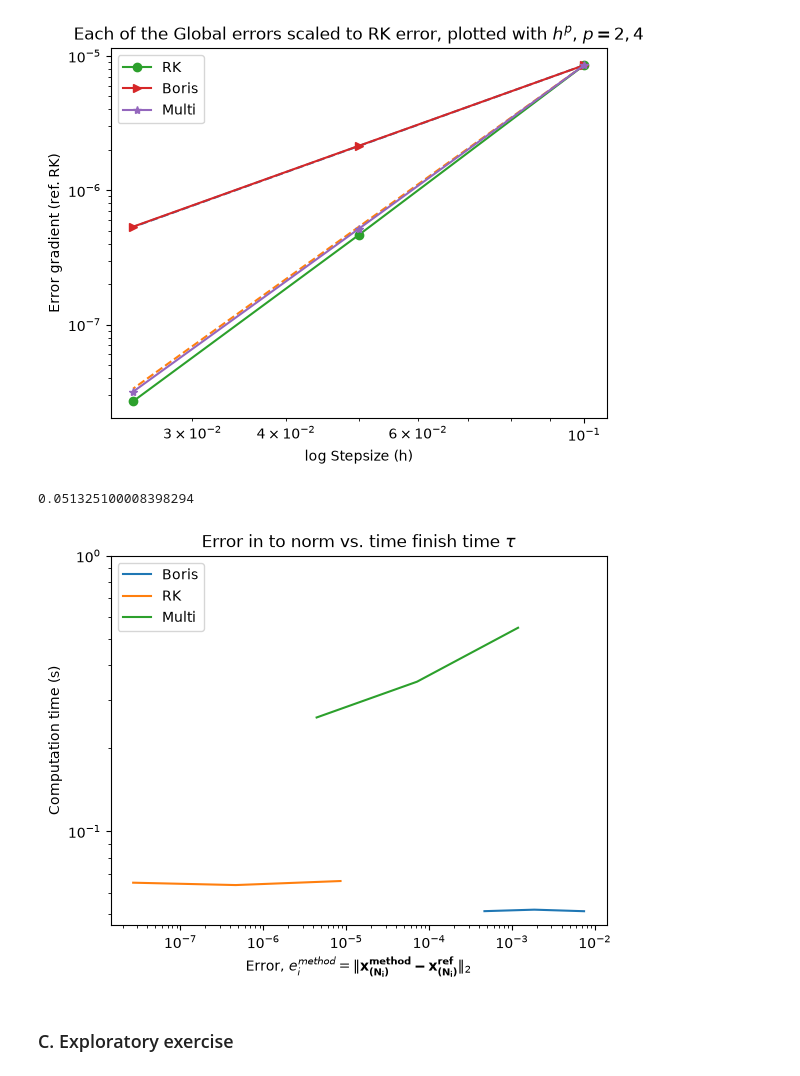
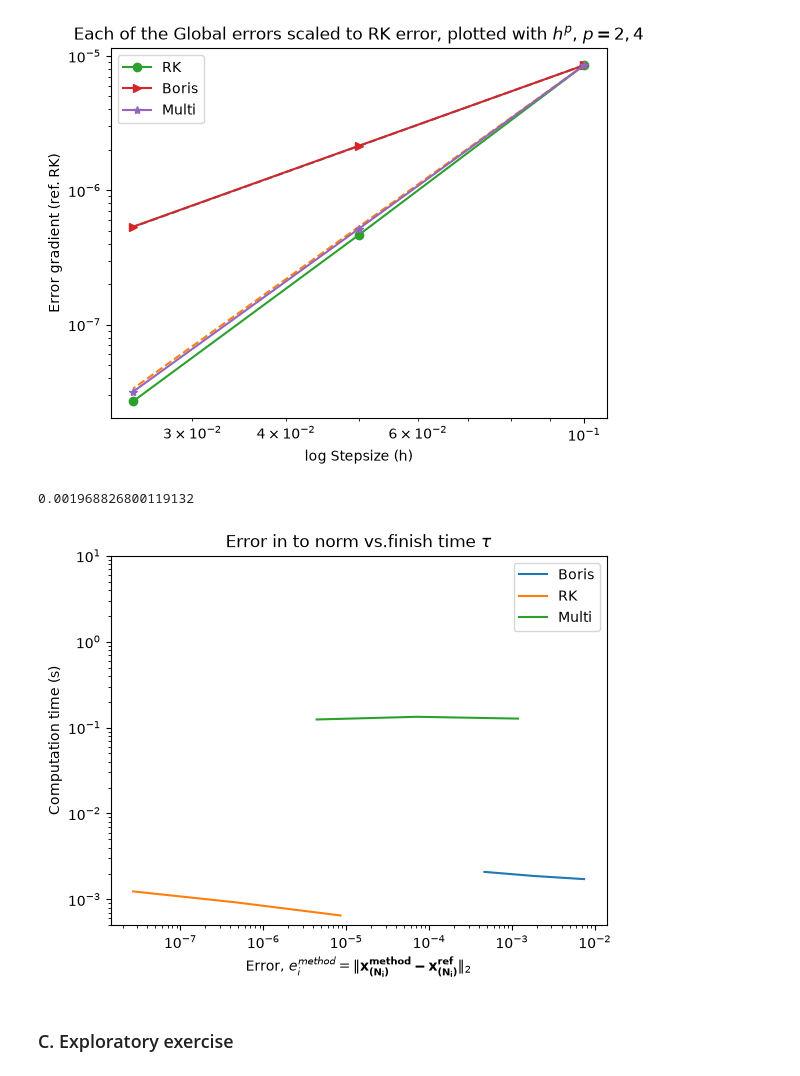
Before and after one commit to einaraarnaes/Project_2_TMA4215, a Jupyter notebook: report.ipynb, the cells around one changed output. Cells and saved outputs as stored; diff of their text form; code cells hidden in the pictures.

Commit message:
Some changes to make is possiple to time the function, making a Cache and for the jacobian

```diff
--- a/report.ipynb
+++ b/report.ipynb
@@ -76,6 +80,9 @@ def U_T(x):
 def div_U_T(x):
     return jnp.array([0.0, 0.0, 0.0])
 
+
+Jac_CACHE[f"{A_T}"] = jax.jit(jax.jacobian(A_T))
+
 x_0_T = np.array([1.2, 0., 0.0])
 v_0_T = np.array([0, 4.816e-4, -2.059e-3])
 # %%
@@ -486,9 +494,9 @@ plt.show()
 from time import perf_counter
 #Making stepsize and number of steps
 h = 0.1
-h_i = jnp.array([h,h/2,h/4])
+h_i = np.array([1,h,h/2,h/4])
 T = 100
-N_i = T/h_i
+n_rep = 1000
 # %%
 #Time taking 2D
 
@@ -503,24 +511,36 @@ pi_i_RK_2D = np.empty(0)
 pi_i_multi_2D = np.empty(0)
 
 
-t_eval = jnp.arange(0, T + h_i[-1], h_i[-1])
-t_2D_reference, x_2D_reference, v_2D_reference = solve_ivp_reference(x_0_2D, v_0_2D, T, t_eval, B_2D, div_U_2D)
+
 
 for i, value in enumerate(h_i):
 
     #Making the referense for the last value
+    t_eval = jnp.arange(0, T + value, value)
+    t_2D_reference, x_2D_reference, v_2D_reference = solve_ivp_reference(x_0_2D, v_0_2D, T, t_eval, B_2D, div_U_2D)
     x_ref_final = np.array(x_2D_reference[-1]).flatten()
 
+    #Compiling runs to get rid of overhead
+    t_2D_boris, x_2D_boris, v_2D_boris = Boris_Method(x_0_2D, v_0_2D, T, value, B_2D, div_U_2D)
+    t_2D_RK, x_2D_RK, v_2D_RK = RK_4(x_0_2D, v_0_2D, T, value, B_2D, div_U_2D)
+    t_2D_multi, x_2D_multi, v_2D_multi = multistep(x_0_2D, v_0_2D, T, value, A_2D, div_U_2D)
+
     start_Boris = perf_counter()
-    t_2D_boris, x_2D_boris, v_2D_boris = Boris_Method(x_0_2D, v_0_2D, T, value, B_2D, div_U_2D)
+    for j in range(n_rep):
+        t_2D_boris, x_2D_boris, v_2D_boris = Boris_Method(x_0_2D, v_0_2D, T, value, B_2D, div_U_2D)
+        jax.block_until_ready(x_2D_boris)
     stopp_Boris = perf_counter()
 
     start_RK = perf_counter()
-    t_2D_RK, x_2D_RK, v_2D_RK = RK_4(x_0_2D, v_0_2D, T, value, B_2D, div_U_2D)
+    for k in range(n_rep):
+        t_2D_RK, x_2D_RK, v_2D_RK = RK_4(x_0_2D, v_0_2D, T, value, B_2D, div_U_2D)
+        jax.block_until_ready(x_2D_RK)
     stopp_RK = perf_counter()
 
     start_multi = perf_counter()
-    t_2D_multi, x_2D_multi, v_2D_multi = multistep(x_0_2D, v_0_2D, T, value, A_2D, div_U_2D)
+    for h in range(n_rep):
+        t_2D_multi, x_2D_multi, v_2D_multi = multistep(x_0_2D, v_0_2D, T, value, A_2D, div_U_2D)
+        jax.block_until_ready(x_2D_multi)
     stopp_multi = perf_counter()
 
 
@@ -534,9 +554,9 @@ for i, value in enumerate(h_i):
 
     #Calculations
 
-    pi_boris_2D = stopp_Boris-start_Boris
-    pi_RK_2D = stopp_RK-start_RK
-    pi_multi_2D = stopp_multi-start_multi
+    pi_boris_2D = (stopp_Boris-start_Boris)/n_rep
+    pi_RK_2D = (stopp_RK-start_RK)/n_rep
+    pi_multi_2D = (stopp_multi-start_multi)/n_rep
 
     pi_i_Boris_2D = np.append(pi_i_Boris_2D,pi_boris_2D)
     pi_i_RK_2D = np.append(pi_i_RK_2D,pi_RK_2D)
@@ -575,19 +596,19 @@ plt.show()
 # %%
 #Work precition diagram
 print(pi_i_Boris_2D[0])
 plt.figure()
-plt.title(r"Error in to norm vs. time finish time $\tau$")
-plt.loglog(e_i_Boris_2D,pi_i_Boris_2D, label = "Boris")
-plt.loglog(e_i_RK_2D,pi_i_RK_2D, label = "RK")
-plt.loglog(e_i_multi_2D,pi_i_multi_2D, label = "Multi")
-plt.ylim(None,1)
+plt.title(r"Error in to norm vs.finish time $\tau$")
 plt.xlabel(r"Error, $e_i^{method} = \|\mathbf{x_{(N_i)}^{method}-x_{(N_i)}^{ref}}\|_2$")
 plt.ylabel("Computation time (s)")
+plt.loglog(e_i_Boris_2D[1:],pi_i_Boris_2D[1:], label = "Boris")
+plt.loglog(e_i_RK_2D[1:],pi_i_RK_2D[1:], label = "RK")
+plt.loglog(e_i_multi_2D[1:],pi_i_multi_2D[1:], label = "Multi")
+plt.ylim(None,10)
 plt.legend()
 plt.show()
 # %% [output]
-0.051325100008398294
+0.001968826800119132
-[figure, old version]
+[figure, new version]
 # %% [markdown]
 ### C. Exploratory exercise
 # %% [markdown]
```
Also changed, not shown: parts of 8 cells of this notebook.
